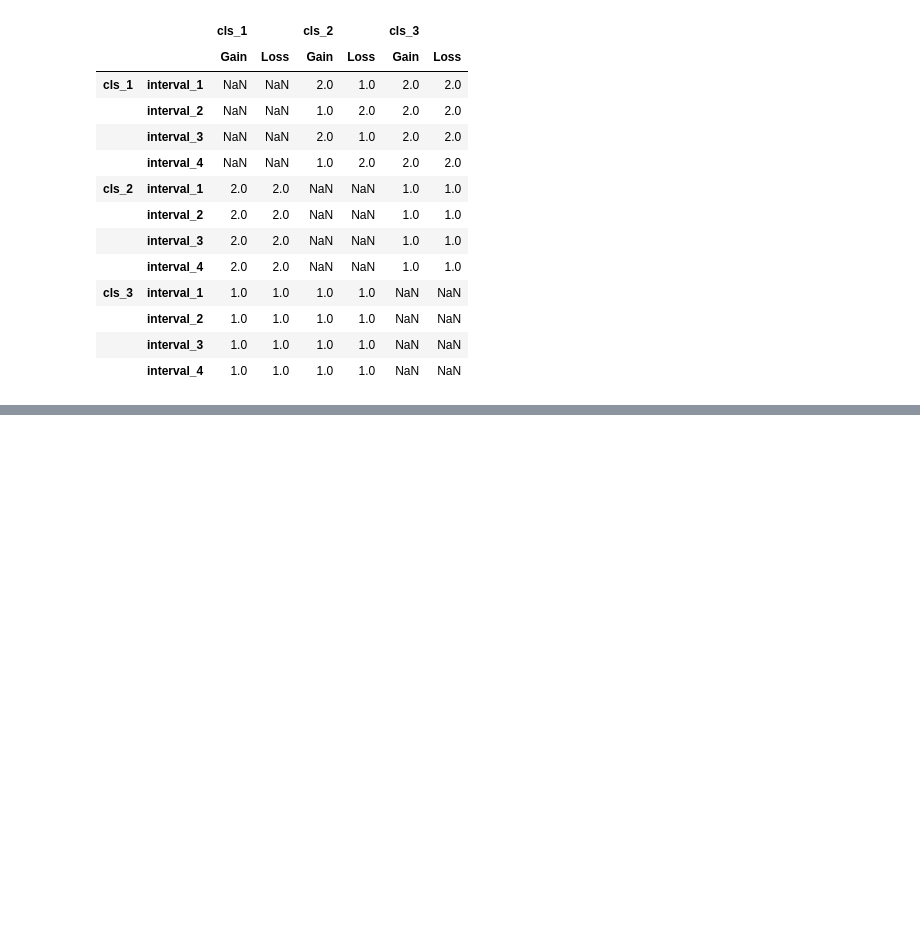
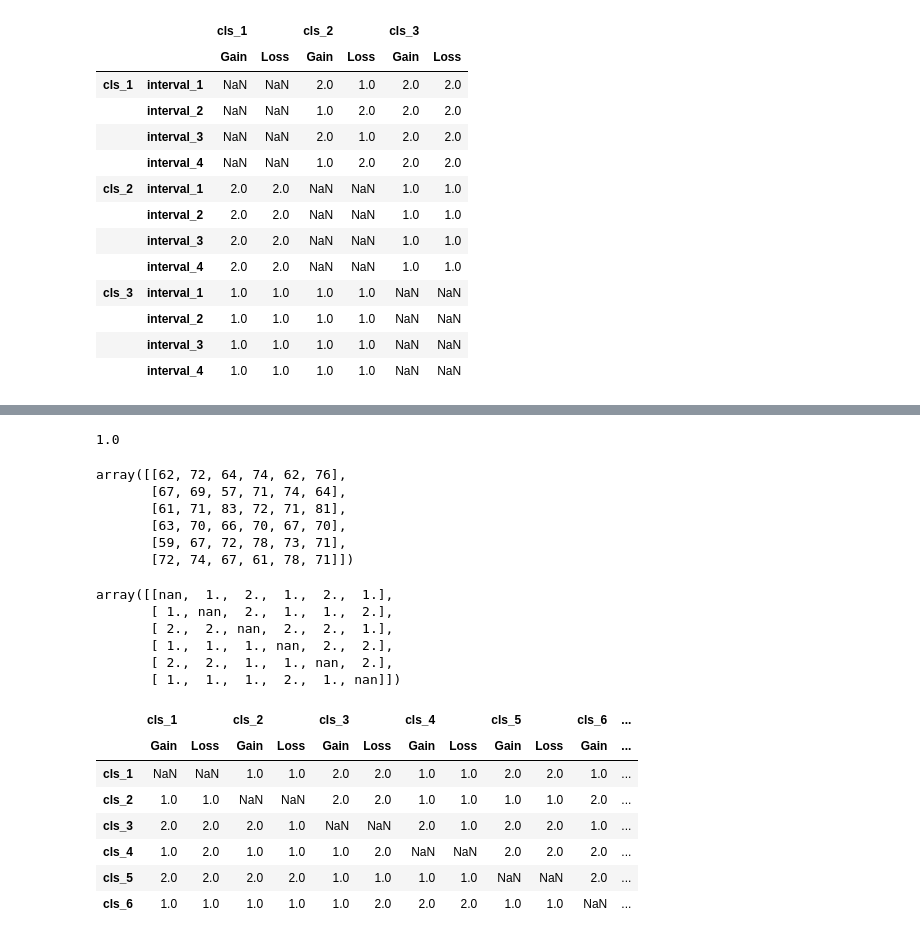
Before and after one commit to yjx4131/LCM_Pattern_Cluster, a Jupyter notebook: LCM_Pattern/Untitled4.ipynb, the cells around one changed output, grey strips where cells are left out. Saved outputs shown, nothing was run; the diff lists cells and outputs as text; code cells hidden in the pictures; blank space fills up the shorter version.

```diff
--- a/LCM_Pattern/Untitled4.ipynb
+++ b/LCM_Pattern/Untitled4.ipynb
@@ -1302,0 +1622,33 @@ d
+# %%
+print(kappa(finnalPtn,finnalPtn))
+# %% [output]
+1.0
+# %%
+TM_ab
+# %% [output]
+array([[62, 72, 64, 74, 62, 76],
+       [67, 69, 57, 71, 74, 64],
+       [61, 71, 83, 72, 71, 81],
+       [63, 70, 66, 70, 67, 70],
+       [59, 67, 72, 78, 73, 71],
+       [72, 74, 67, 61, 78, 71]])
+# %%
+gainIntenPtn_ab
+# %% [output]
+array([[nan,  1.,  2.,  1.,  2.,  1.],
+       [ 1., nan,  2.,  1.,  1.,  2.],
+       [ 2.,  2., nan,  2.,  2.,  1.],
+       [ 1.,  1.,  1., nan,  2.,  2.],
+       [ 2.,  2.,  1.,  1., nan,  2.],
+       [ 1.,  1.,  1.,  2.,  1., nan]])
+# %%
+GainLossPtn_ab
+# %% [output]
+|  | cls_1 |  | cls_2 |  | cls_3 |  | cls_4 |  | cls_5 |  | cls_6 | ... |
+|  | Gain | Loss | Gain | Loss | Gain | Loss | Gain | Loss | Gain | Loss | Gain | ... |
+| cls_1 | NaN | NaN | 1.0 | 1.0 | 2.0 | 2.0 | 1.0 | 1.0 | 2.0 | 2.0 | 1.0 | ... |
+| cls_2 | 1.0 | 1.0 | NaN | NaN | 2.0 | 2.0 | 1.0 | 1.0 | 1.0 | 1.0 | 2.0 | ... |
+| cls_3 | 2.0 | 2.0 | 2.0 | 1.0 | NaN | NaN | 2.0 | 1.0 | 2.0 | 2.0 | 1.0 | ... |
+| cls_4 | 1.0 | 2.0 | 1.0 | 1.0 | 1.0 | 2.0 | NaN | NaN | 2.0 | 2.0 | 2.0 | ... |
+| cls_5 | 2.0 | 2.0 | 2.0 | 2.0 | 1.0 | 1.0 | 1.0 | 1.0 | NaN | NaN | 2.0 | ... |
+| cls_6 | 1.0 | 1.0 | 1.0 | 1.0 | 1.0 | 2.0 | 2.0 | 2.0 | 1.0 | 1.0 | NaN | ... |
```
Also changed, not shown: parts of 12 cells of this notebook, 2 other files.
